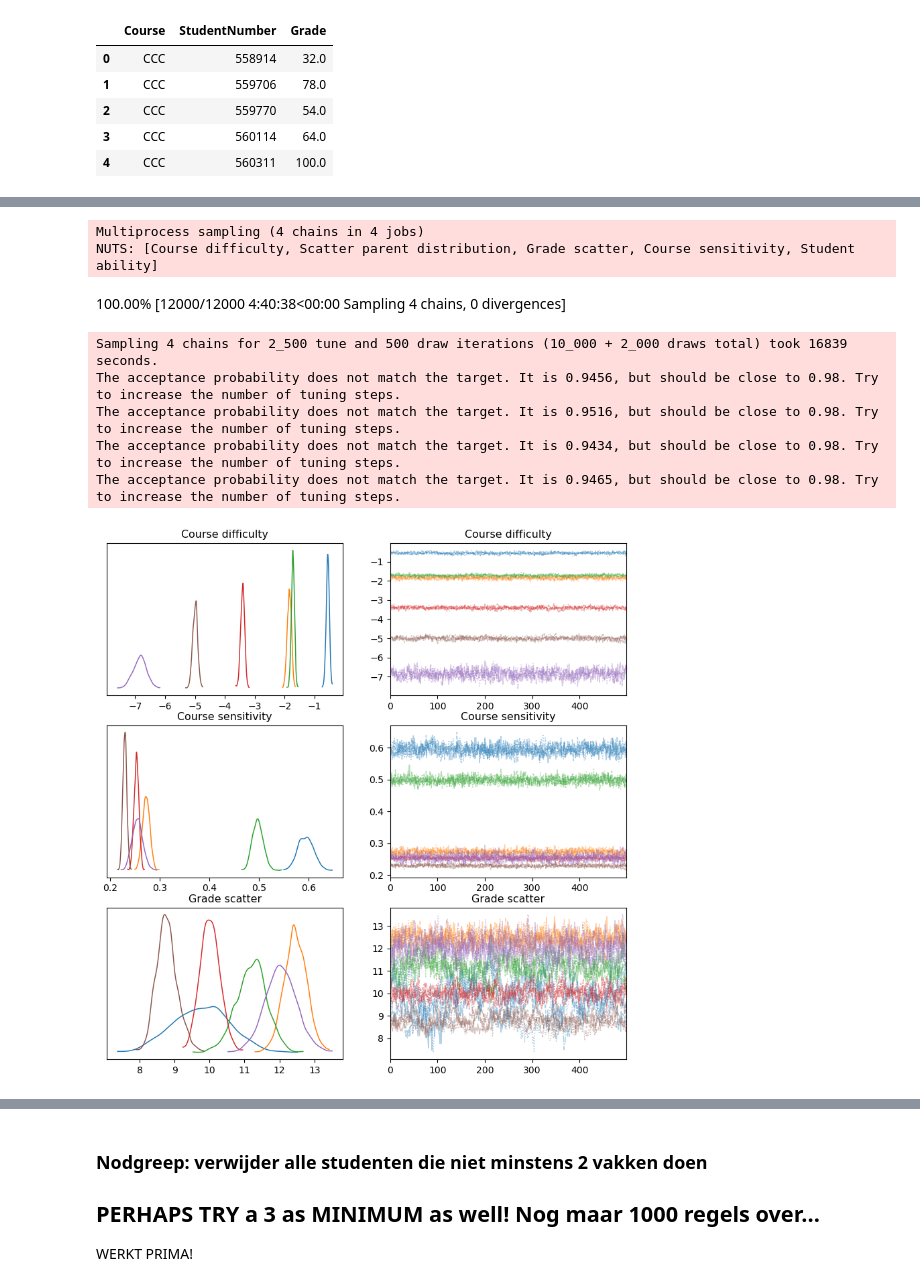
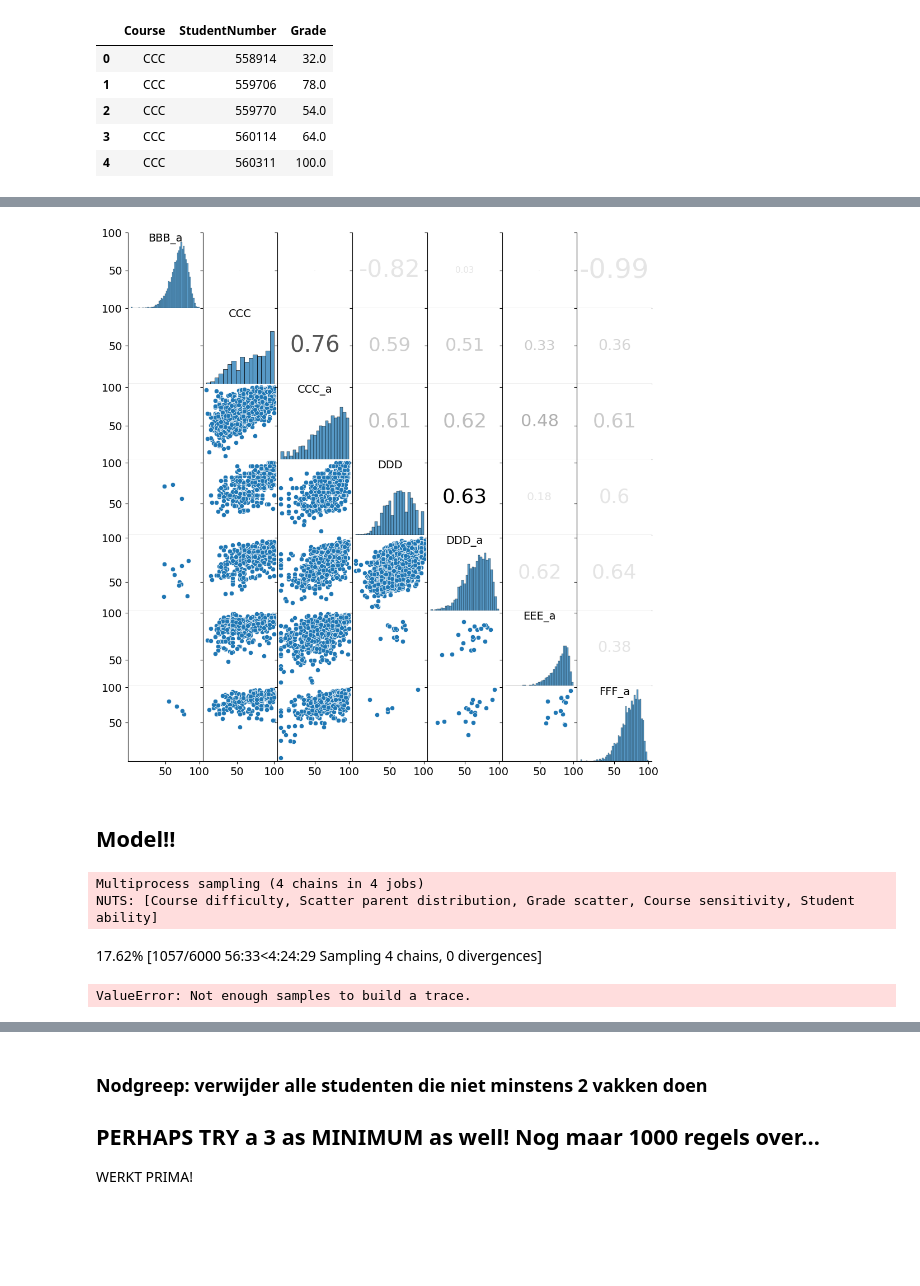
Before and after one commit to harcel/BGM_CourseNetworks, a Jupyter notebook: DataExploration.ipynb, the cells around one changed output, grey strips where cells are left out. Saved outputs shown, nothing was run; the diff lists cells and outputs as text; code cells hidden in the pictures; blank space fills up the shorter version.

```diff
--- a/DataExploration.ipynb
+++ b/DataExploration.ipynb
@@ -182,18 +215,55 @@ results_network.head()
+# %%
+aantallen = []
+for e in nw.edges.data():
+    aantallen.append(e[2]['nstudents'])
+nums = np.array(aantallen)
+maxnum = nums.max()
+
+
+def corrdot(*args, maxnum=maxnum, **kwargs):
+    corr_r = args[0].corr(args[1], 'pearson')
+    alpha = ((args[0].notna() & args[1].notna()).sum()) / maxnum
+    corr_text = round(corr_r, 2)
+    ax = plt.gca()
+    font_size = abs(corr_r) * 25 + 10
+    ax.annotate(corr_text, [.5, .5,],  xycoords="axes fraction",
+                ha='center', va='center', fontsize=font_size, alpha=9*alpha/10+0.1)
+
+
+g = sns.PairGrid(for_sns)
+g.fig.set_size_inches(10,10)
+g.map_lower(sns.scatterplot)
+g.map_diag(sns.histplot)
+g.map_upper(corrdot)
+g.fig.subplots_adjust(wspace=0, hspace=0)
+
+# Remove axis labels
+for ax in g.axes.flatten():
+    ax.set_ylabel('')
+    ax.set_xlabel('')
+    ax.set_xticks([50,100])
+    ax.set_xticklabels([50, 100], fontsize=14)
+    ax.set_yticks([50,100])
+    ax.set_yticklabels([50, 100], fontsize=14)
+
+# Add titles to the diagonal axes/subplots
+for ax, col in zip(np.diag(g.axes), for_sns.columns):
+    ax.set_title(col, y=0.82, fontsize=14)
+g.savefig('figures/OU_pairplot.png')
+# %% [output]
+[figure, added]
+# %% [markdown]
+## Model!!
 # %%
 import importlib
 importlib.reload(utils)
 from utils import model_and_visualize, model_and_visualizeOU
-trace, sim = model_and_visualizeOU(results_network[results_network.Course != "BBB_a"])
+trace, sim = model_and_visualizeOU(results_network[((results_network.Course != "CCC") & (results_network.Course != "BBB_a"))])
 # %% [output]
 Multiprocess sampling (4 chains in 4 jobs)
 NUTS: [Course difficulty, Scatter parent distribution, Grade scatter, Course sensitivity, Student ability]
-100.00% [12000/12000 4:40:38<00:00 Sampling 4 chains, 0 divergences]
+17.62% [1057/6000 56:33<4:24:29 Sampling 4 chains, 0 divergences]
-Sampling 4 chains for 2_500 tune and 500 draw iterations (10_000 + 2_000 draws total) took 16839 seconds.
-The acceptance probability does not match the target. It is 0.9456, but should be close to 0.98. Try to increase the number of tuning steps.
-The acceptance probability does not match the target. It is 0.9516, but should be close to 0.98. Try to increase the number of tuning steps.
-The acceptance probability does not match the target. It is 0.9434, but should be close to 0.98. Try to increase the number of tuning steps.
-The acceptance probability does not match the target. It is 0.9465, but should be close to 0.98. Try to increase the number of tuning steps.
+ValueError: Not enough samples to build a trace.
-[figure, removed]
 # %%
 import importlib
 import utils
```
Also changed, not shown: parts of 10 cells of this notebook, 5 other files.
